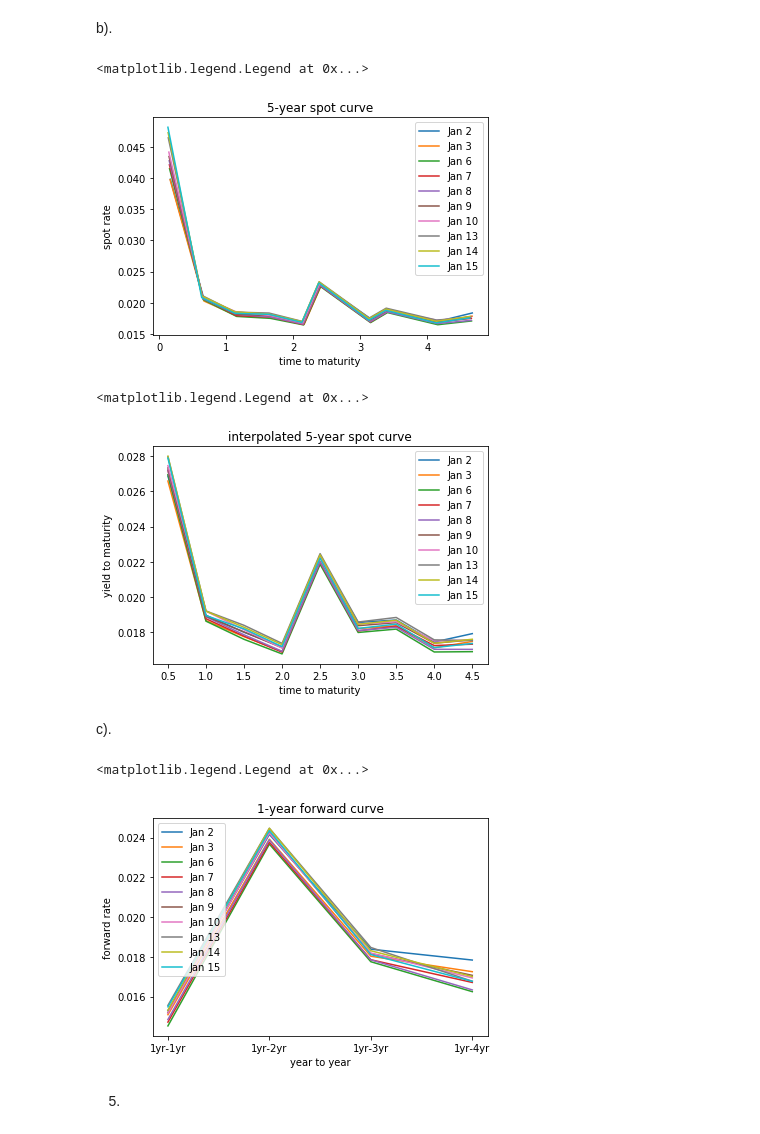
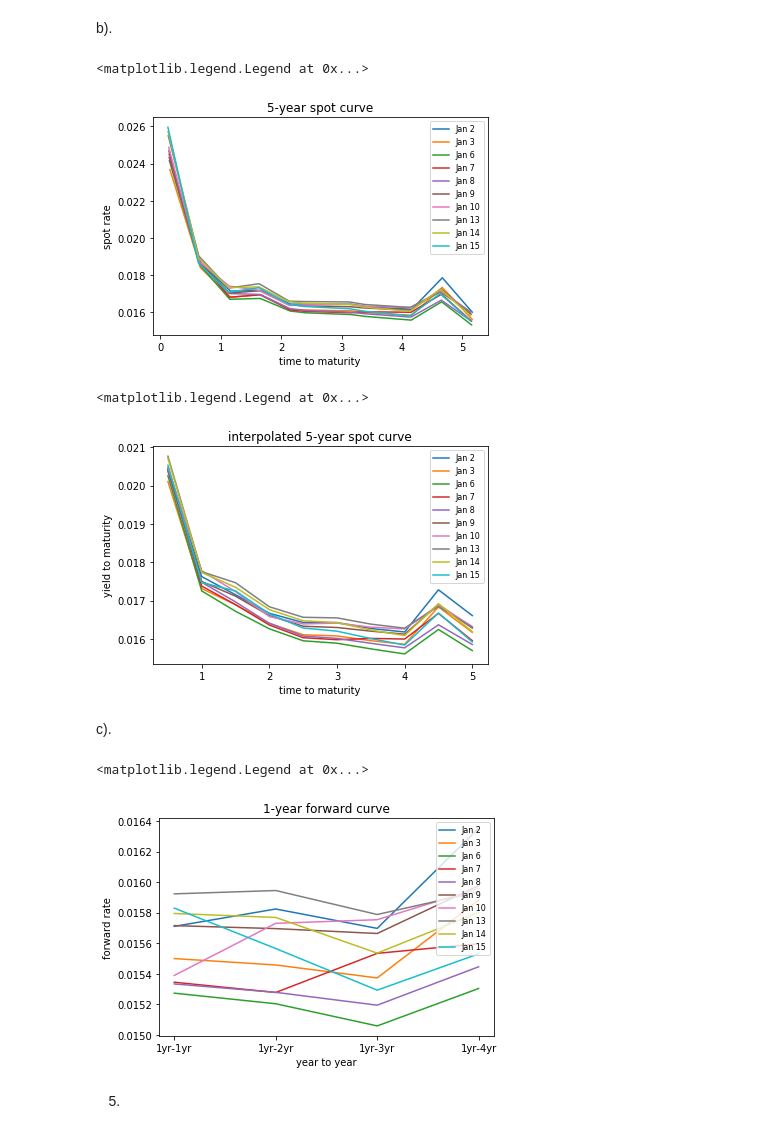
Before and after one commit to RayWANG619/APM466, a Jupyter notebook: APM466_AS_1.ipynb, the cells around one changed output. Drawn from its saved outputs; the diff is of its cells as text; code cells hidden in the pictures.

```diff
--- a/APM466_AS_1.ipynb
+++ b/APM466_AS_1.ipynb
@@ -33,6 +33,7 @@ def ttm(x):
 # calculation of yield to maturity.
 def ytm(x):
     tr, yr = [], []
+    current_date = list(x.columns.values)[0]
     for i, bond in x.iterrows():
         ttm = bond['time to maturity']
         tr.append(ttm/365)
@@ -43,12 +44,12 @@ def ytm(x):
         time = np.asarray([2 * init + n for n in range(0,y+1)])
 
         # convert the clean close price to dirty price.
-        coupon = bond['coupon'] * 100/2
-        accrued_interest = coupon * ((182- ttm%182)/365)
+        coupon = bond['coupon']*100
+        accrued_interest = coupon * ((182-ttm%182)/365)
         dirty_price = bond['close price'] + accrued_interest
 
         # make each payments in different time period as an array.
-        pmt = np.asarray([coupon] * y + [coupon + 100])
+        pmt = np.asarray([coupon/2] * y + [coupon/2 + 100])
 
         # use optimization to solve the yield to maturity.
         ytm_func = lambda y: np.dot(pmt, (1+y/2) ** (-time)) - dirty_price
@@ -74,7 +75,7 @@ plt.legend()
 # %%
 # interpolation.
 def ip(tr, yr):
-    t = [0.5,1,1.5,2,2.5,3,3.5,4,4.5]
+    t = [0.5,1,1.5,2,2.5,3,3.5,4,4.5,5]
     y = []
     interp = scipy.interpolate.interp1d(tr, yr, bounds_error=False)
     for i in t:
@@ -107,28 +108,30 @@ b).
 # %%
 # bootstrapping and calculate the spot rate:
 def spot(x):
-    s = np.empty([1,10])
+    s = np.empty([1,11])
     tr = []
     coupons = []
     dirty_price = []
     for i, bond in x.iterrows():
         ttm = bond['time to maturity']
         tr.append(ttm/365)
-        coupon = float(bond['coupon']) * 100/2
+        coupon = bond['coupon']*100
         coupons.append(coupon)
         accrued_interest = coupon * (0.5 - (ttm % 182)/365)
         dirty_price.append(bond['close price'] + accrued_interest)
 
-    for i in range(0,10):
+    for i in range(0,11):
         if i == 0:
             # 0 <= T <= 0.5:
-            s[0, i] = -np.log(dirty_price[i]/(coupons[i]+100))/tr[i]
+            s[0, i] = -np.log(dirty_price[i]/(coupons[i]/2+100))/tr[i]
         else:
             # 0.5 <= T <= 1:
-            pmt = np.asarray([coupons[i]] * i + [coupons[i] + 100])
+            pmt = np.asarray([coupons[i]/2] * i + [coupons[i]/2 + 100])
             spot_func = lambda y: np.dot(pmt[:-1],
                         np.exp(-(np.multiply(s[0,:i], tr[:i])))) + pmt[i] * np.exp(-y * tr[i]) - dirty_price[i]
             s[0, i] = optimize.fsolve(spot_func, .05)
+    s[0, 5] = (s[0, 4] + s[0, 6])/2
+    s[0, 7] = (s[0, 5] + s[0, 8])/2
     return tr, s
 # %%
 # plot the spot curve:
@@ -142,10 +145,10 @@ for d in df:
     ttm(d)
     plt.plot(spot(d)[0], spot(d)[1].squeeze(), label = labels[i])
     i = i+1
-plt.legend()
+plt.legend(loc = 'upper right', prop={"size":8})
 # %% [output]
 <matplotlib.legend.Legend at 0x...>
-[figure, old version]
+[figure, new version]
 # %%
 # spot rate after interpolation:
 labels = ['Jan 2','Jan 3','Jan 6','Jan 7','Jan 8',
@@ -162,38 +165,44 @@ for d in df:
     y = ip(a,b)
     plt.plot(y[0], y[1], label = labels[i])
     i = i+1
-plt.legend()
+plt.legend(loc = 'upper right', prop={"size":8})
 # %% [output]
 <matplotlib.legend.Legend at 0x...>
-[figure, old version]
+[figure, new version]
 # %% [markdown]
 c).
 # %%
 # the forward curve:
 def forward(x):
-    s = spot(x)[1].squeeze()
-    f1 = (s[3] * 2 - s[1] * 1)/(2-1)
-    f2 = (s[5] * 3 - s[1] * 1)/(3-1)
-    f3 = (s[7] * 4 - s[1] * 1)/(4-1)
-    f4 = (s[9] * 5 - s[1] * 1)/(5-1)
+    ttm(d)
+    result = spot(d)
+    a = np.asarray(result[0])
+    b = np.asarray(result[1]).squeeze()
+    y = ip(a,b)
+    f1 = (y[1][3] * 2 - y[1][1] * 1)/(2-1)
+    f2 = (y[1][5] * 3 - y[1][1] * 1)/(3-1)
+    f3 = (y[1][7] * 4 - y[1][1] * 1)/(4-1)
+    f4 = (y[1][9] * 5 - y[1][1] * 1)/(5-1)
     f = [f1,f2,f3,f4]
     return f
 # %%
 # plot the forward curve:
 labels = ['Jan 2','Jan 3','Jan 6','Jan 7','Jan 8',
          'Jan 9','Jan 10','Jan 13','Jan 14','Jan 15']
 plt.xlabel('year to year')
 plt.ylabel('forward rate')
 plt.title('1-year forward curve')
 i = 0
+f_m = np.empty([4,10])
 for d in df:
     ttm(d)
     plt.plot(['1yr-1yr','1yr-2yr','1yr-3yr','1yr-4yr'], forward(d), label = labels[i])
+    f_m[:,i] = forward(d)
     i = i+1
-plt.legend()
+plt.legend(loc = 'upper right', prop={"size":8})
 # %% [output]
 <matplotlib.legend.Legend at 0x...>
-[figure, old version]
+[figure, new version]
 # %% [markdown]
 5.
 # %%
```
Also changed, not shown: parts of 10 cells of this notebook.
